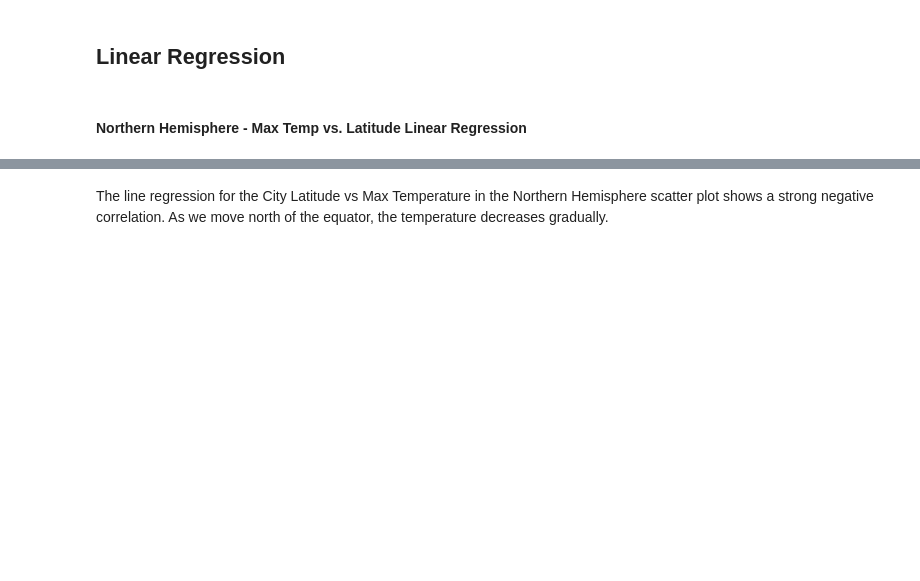
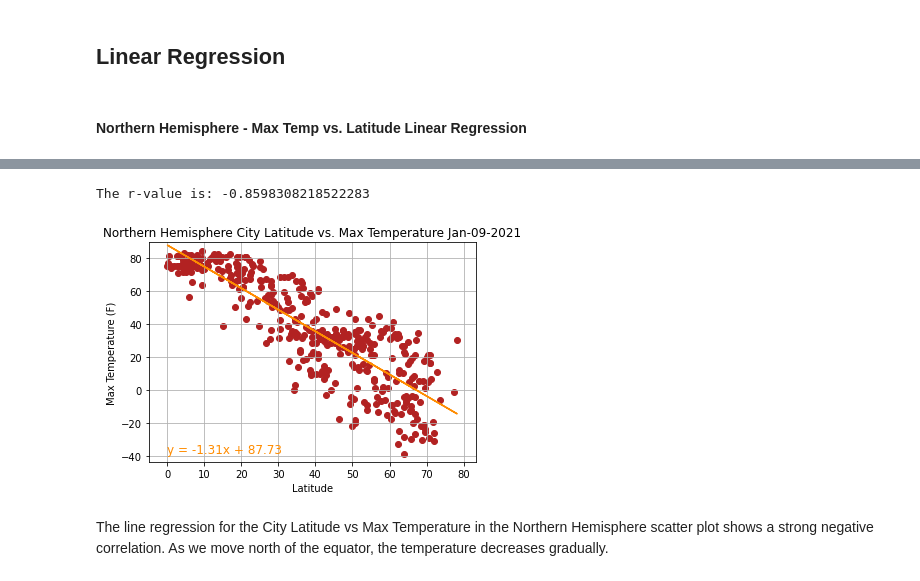
Before and after one commit to pspitzer86/Python-API-Challenge, a Jupyter notebook: WeatherPy/WeatherPy.ipynb, the cells around one changed output, grey strips where cells are left out. Drawn from its saved outputs; the diff is of its cells as text; code cells hidden in the pictures; blank space fills up the shorter version.

Commit message:
wrote function for regressions and tested

```diff
--- a/WeatherPy/WeatherPy.ipynb
+++ b/WeatherPy/WeatherPy.ipynb
@@ -363,5 +367,48 @@ For the scatter plot of City Latitude vs Wind Speed shows that both north and so
 
 north_hem_weather = weather_data.loc[weather_data['Lat'] >= 0]
 south_hem_weather = weather_data.loc[weather_data['Lat'] < 0]
+# %%
+# Defining a Function to calculate the linear regression and plot the scatter plot and regression.
+
+def line_regression(x_values, dir_title, y_col, point_col, lin_col, y_title, y_unit, y_lab):
+
+    # Taking the needed columns of data from new northern hemisphere data frame for plotting the latitude vs temp scatter plot.
+
+    city_lats = x_values['Lat']
+    y_values = x_values[y_col]
+
+    # Calculating values for the linear regression based on the data and creating a string of the resulting slope of the line.
+
+    (slope, intercept, rvalue, pvalue, stderr) = linregress(city_lats, y_values)
+    regress_values = city_lats * slope + intercept
+    line_string = "y = " + str(round(slope,2)) + "x + " + str(round(intercept,2))
+    print(f"The r-value is: {rvalue}")
+
+    # Plotted the max temp by latitude into a scatter plot and the annotated regression line.
+
+    plt.scatter(city_lats, y_values, marker='o', facecolors=point_col)
+    plt.plot(city_lats, regress_values, "r-", color=lin_col)
+    plt.annotate(line_string, (min(city_lats), min(y_values)), fontsize=12, color=lin_col)
+
+    # Titled the graph and gave labels to the x and y axes.
+
+    plt.title(f'{dir_title} Hemisphere City Latitude vs. {y_title} {curr_date}')
+    plt.xlabel('Latitude')
+    plt.ylabel(y_unit)
+
+    # Set a limit to the x and y axes based on the data.  Added a grid to the graph to be more readable.
+
+    plt.xlim(min(city_lats)-5, max(city_lats)+5)
+    plt.ylim(min(y_values)-5, max(y_values)+5)
+
+    plt.grid()
+
+    # Setting and output name and location for png image of scatter plot.
+
+    output_image = f'Output_Data/{dir_title}Hem_Latv{y_lab}_plot_w_regression{curr_date}.png'
+    plt.tight_layout()
+    plt.savefig(output_image)
+
+    plt.show()
 # %% [markdown]
 ####  Northern Hemisphere - Max Temp vs. Latitude Linear Regression
@@ -410,3 +415,8 @@ The r-value is: -0.8159226151242667
+# %%
+line_regression(north_hem_weather, 'Northern', 'Max Temp', 'firebrick', 'darkorange', 'Max Temperature', 'Max Temperature (F)', 'Temp')
+# %% [output]
+The r-value is: -0.8598308218522283
+[figure, added]
 # %% [markdown]
 The line regression for the City Latitude vs Max Temperature in the Northern Hemisphere scatter plot shows a strong negative correlation.  As we move north of the equator, the temperature decreases gradually.
 # %% [markdown]
```
Also changed, not shown: parts of 26 cells of this notebook, 31 other files.
